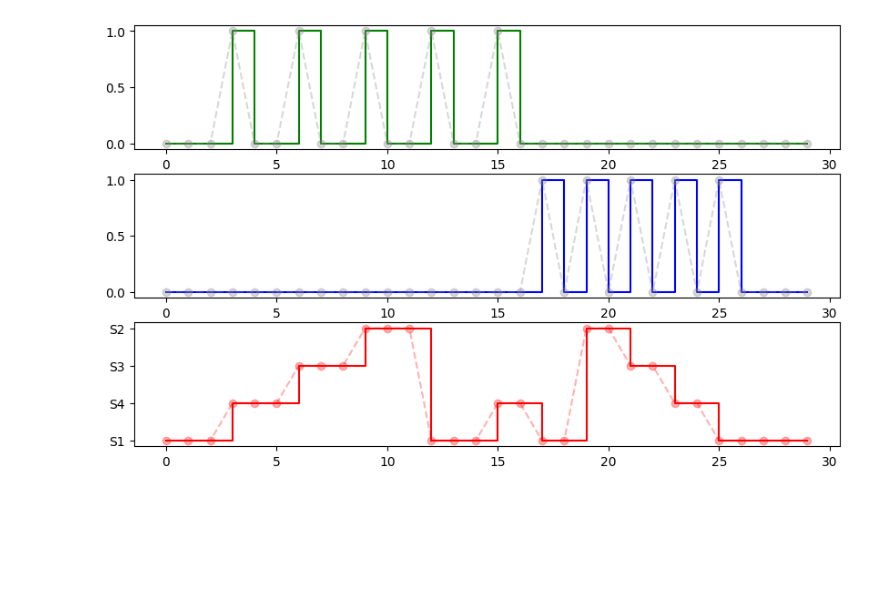
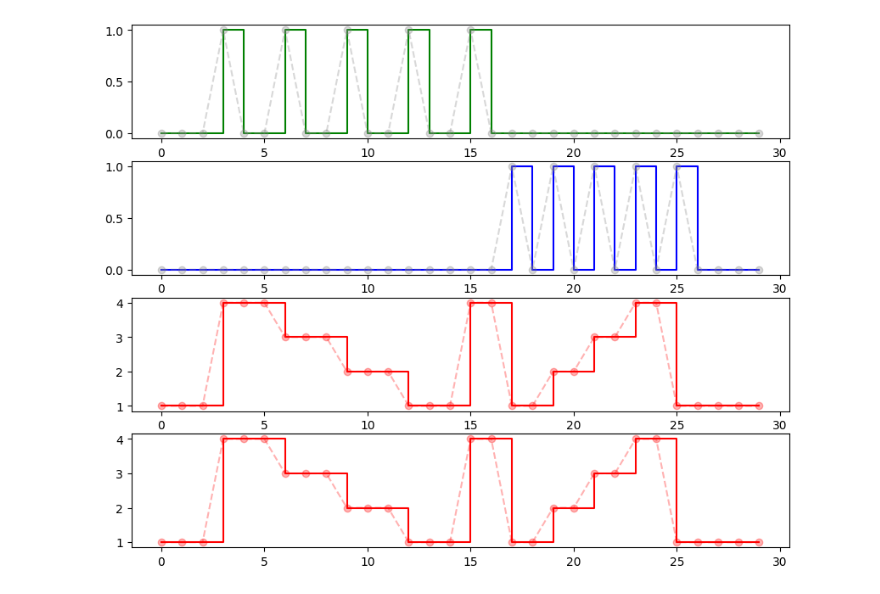
Before and after one commit to waskita/embedded-2025, a Jupyter notebook: lampu-geser/visualize.ipynb, the cells around one changed output. Drawn from its saved outputs; the diff is of its cells as text; code cells hidden in the pictures; blank space fills up the shorter version.

Commit message:
update visualisasi

```diff
--- a/lampu-geser/visualize.ipynb
+++ b/lampu-geser/visualize.ipynb
@@ -12,24 +12,24 @@ df = pd.read_csv('geser.csv')
 # %%
 # figure size: https://matplotlib.org/stable/gallery/subplots_axes_and_figures/figure_size_units.html
 # https://matplotlib.org/stable/gallery/subplots_axes_and_figures/subplots_demo.html
 # plt.subplots(figsize=(8, 4))
 # multiple subgraph demo: https://matplotlib.org/stable/gallery/subplots_axes_and_figures/multiple_figs_demo.html
-plt.figure(figsize=(10,6))
-plt.subplot(311)
+plt.figure(figsize=(10,8))
+plt.subplot(411)
 plt.step(df["k"], df["geser_input_kiri"], where='post',color = 'green', label = "input")
 plt.plot(df["k"], df["geser_input_kiri"], 'o--',color = 'grey', label = "input", alpha=0.3)
-plt.subplot(312)
+plt.subplot(412)
 plt.step(df["k"], df["geser_input_kanan"], where='post',color = 'blue', label = "input")
 plt.plot(df["k"], df["geser_input_kanan"], 'o--',color = 'grey', label = "input", alpha=0.3)
-plt.subplot(313)
-plt.step(df["k"], df["geser_state"], where='post',color = 'red', label = "output")
-plt.plot(df["k"], df["geser_state"], 'o--',color = 'red', label = "input", alpha=0.3)
+plt.subplot(413)
+plt.step(df["k"], df["geser_output"], where='post',color = 'red', label = "output")
+plt.plot(df["k"], df["geser_output"], 'o--',color = 'red', label = "input", alpha=0.3)
 plt.subplot(414)
 plt.step(df["k"], df["geser_state"], where='post',color = 'red', label = "output")
 plt.plot(df["k"], df["geser_state"], 'o--',color = 'red', label = "input", alpha=0.3)
 
 #plt.step(x, y, where='post', label='post')
 plt.savefig("geser.jpg")
 plt.show()
 # %% [output]
-[figure, old version]
+[figure, new version]
```
Also changed, not shown: 1 other file.
